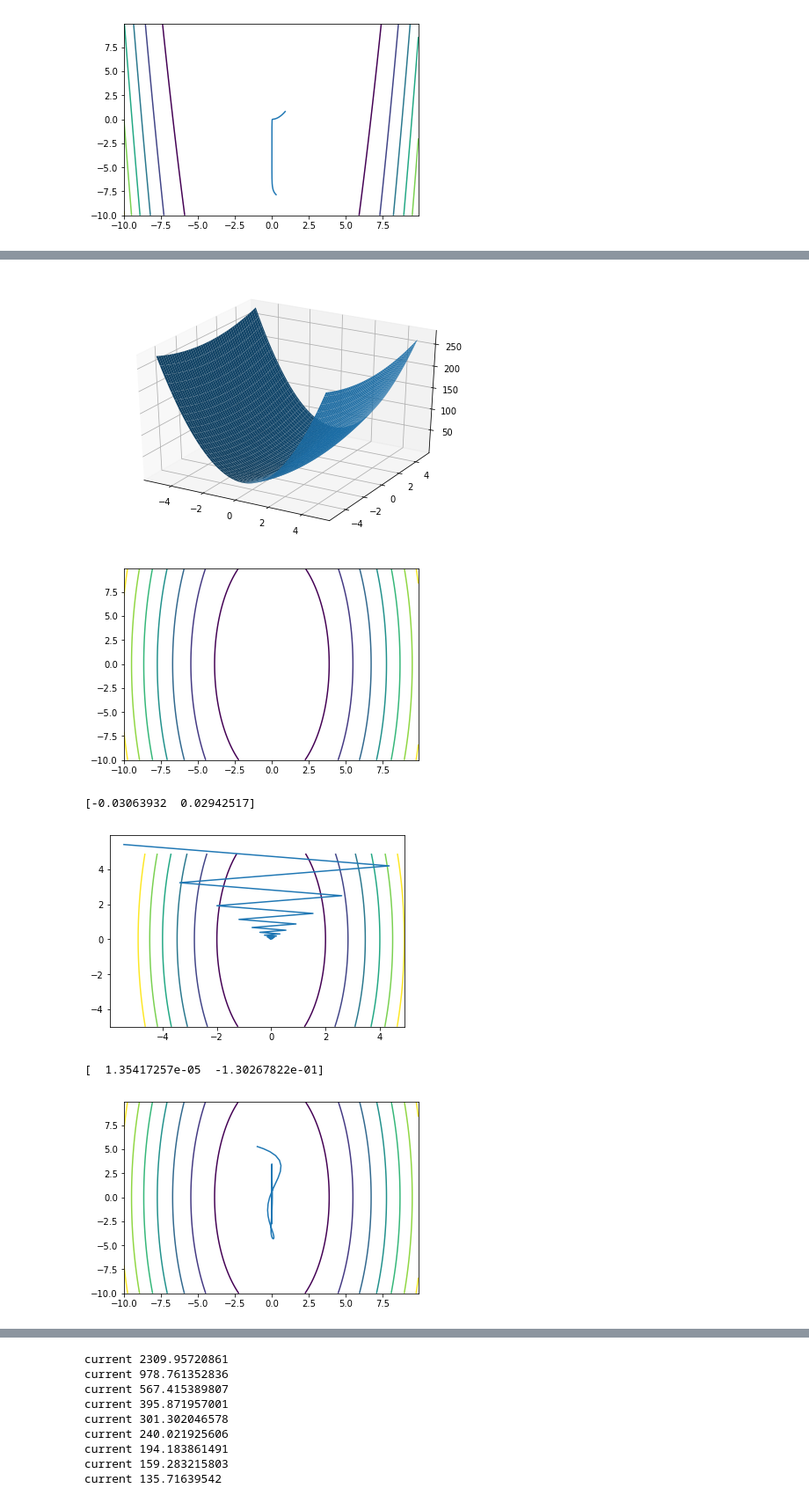
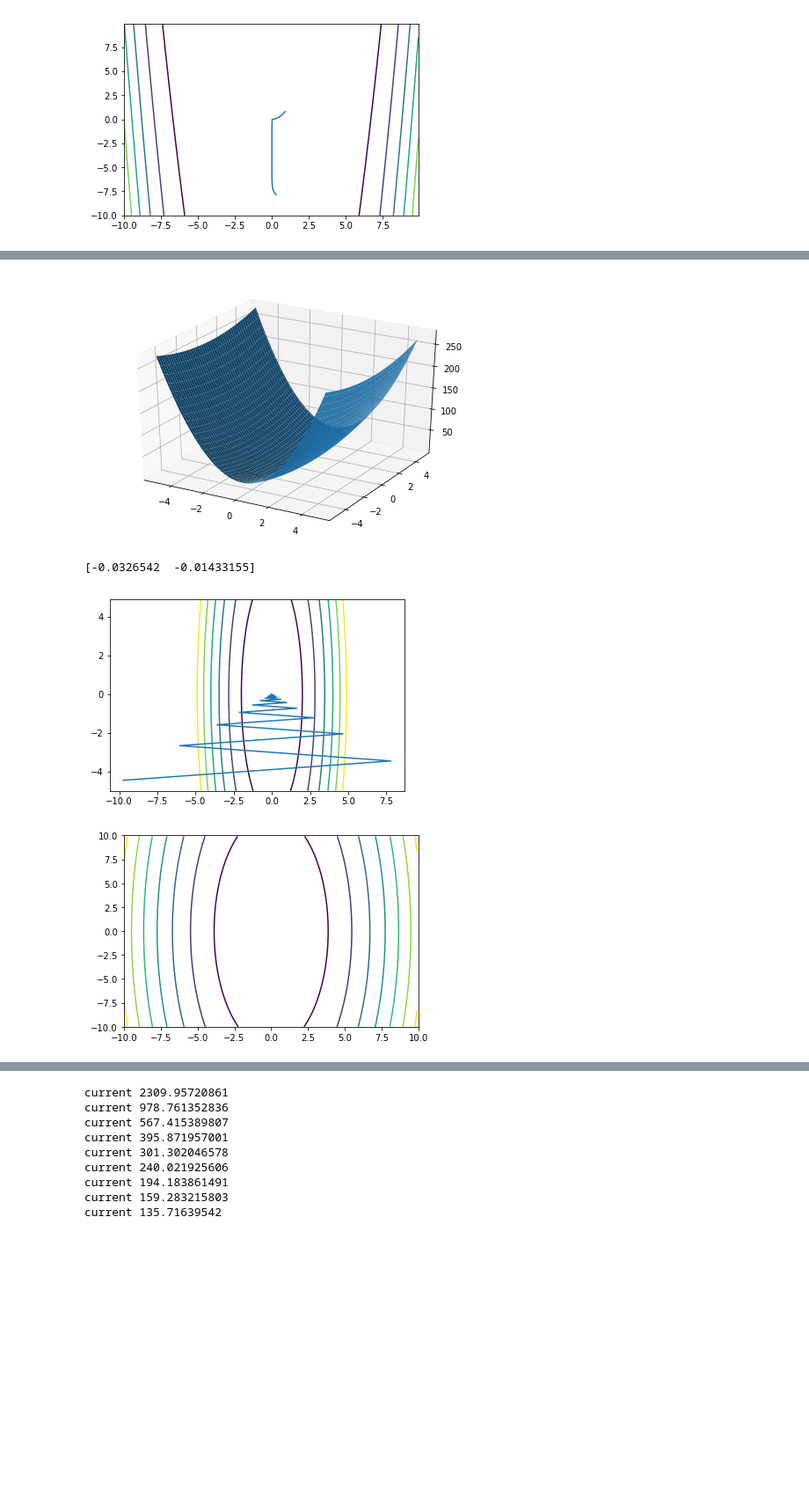
Before and after one commit to mnkonkova/ML, a Jupyter notebook: lab-1.ipynb, the cells around one changed output, grey strips where cells are left out. Shown at 88% size. Cells and saved outputs as stored; diff of their text form; code cells hidden in the pictures; blank space fills up the shorter version.

```diff
--- a/lab-1.ipynb
+++ b/lab-1.ipynb
@@ -566,8 +548,8 @@ def gradient_descent(f,
         return (point, cur_f, P)
     return (point, cur_f)
 
-train_data, train_values = filling_data(1, 1, 3, 1)
-train_data = make_prop(train_data)
+#train_data, train_values = filling_data(1, 1, 3, 1)
+#train_data = make_prop(train_data)
 
 n = len(train_data)
 plt.scatter(list(map(lambda x: x[0], train_data[:n // 2])),
@@ -1028,53 +1010,38 @@ def adam_descent(f, grad):
         cur_f = f(point[0], point[1])
     return (point)
 # %%
-def magic(f, x, y, a=-10, b=10):
+def magic(f, x, y, name, a=-10, b=10):
     import numpy as np
     from matplotlib import pyplot as plt
     from matplotlib import animation
+
     fig = plt.figure()
     ax = plt.axes(xlim=(a, b), ylim=(a, b))
     line, = ax.plot([], [], lw=2)
     def init():
-        contour(f)
+        contour(f, a, b)
         line.set_data([], [])
         return line,
+
     def animate(i):
         line.set_data(x[:i], y[:i])
         return line,
+
     anim = animation.FuncAnimation(fig, animate, init_func=init,
-                                   frames=100, interval=20, blit=True)
-
-    # save the animation as an mp4.  This requires ffmpeg or mencoder to be
-    # installed.  The extra_args ensure that the x264 codec is used, so that
-    # the video can be embedded in html5.  You may need to adjust this for
-    # your system: for more information, see
-    # http://matplotlib.sourceforge.net/api/animation_api.html
-    anim.save('basic_animation.mp4', fps=30, extra_args=['-vcodec', 'libx264'])
-    plt.show()
+                                   frames=len(x), interval=0)
+    anim.save(name + '.mp4', fps=1, extra_args=['-vcodec', 'libx264'])
+    #anim.save("images/animation.gif", writer="ffmpeg")
 # %%
 stereo(f2, -5, 5)
-contour(f2)
+#contour(f2)
 gamma = 0.1
 lambd = 0.1
 EPS = 0.01
 print(momentum_desent(f2, grad2))
 trace(f2, X_plot, Y_plot, -5, 5)
-gamma = 1
-lambd = 0.01
-EPS = 0.01
-print(nesterov_desent(f2, grad2))
-trace(f2, X_plot, Y_plot, -10, 10)
-
-print(adadelta_descent(f2, grad2))
-trace(f2, X_plot, Y_plot, -10, 10)
-
-print(adam_descent(f2, grad2))
-trace(f2, X_plot, Y_plot, -10, 10)
+magic(f2, X_plot, Y_plot, 'momentum_desent')
 # %% [output]
 [figure]
+[-0.0326542  -0.01433155]
-[figure, old version]
+[figure, new version]
-[-0.03063932  0.02942517]
-[figure, old version]
+[figure, new version]
-[  1.35417257e-05  -1.30267822e-01]
-[figure, removed]
```
Also changed, not shown: parts of 20 cells of this notebook.
